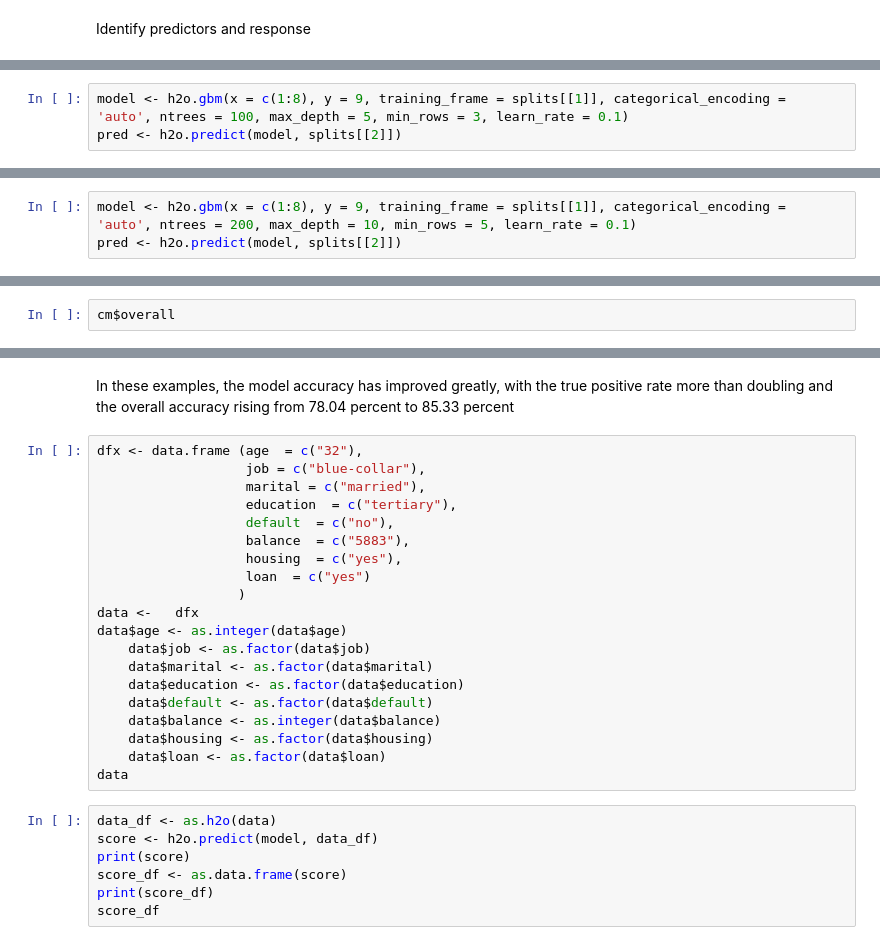
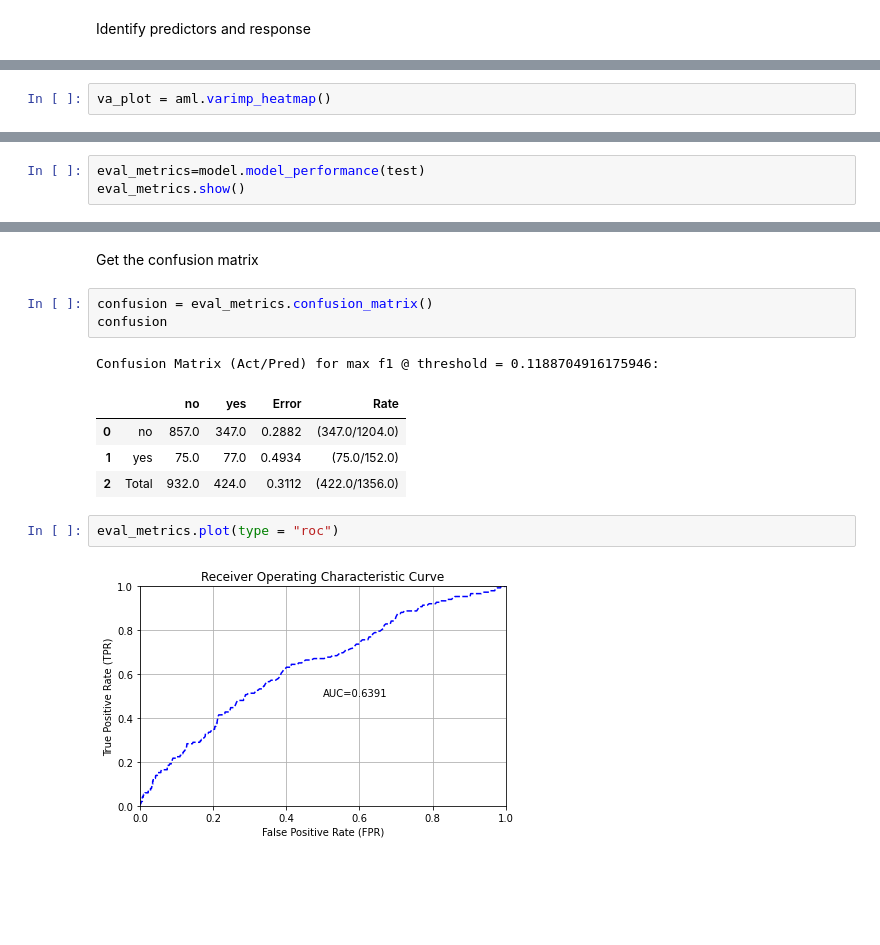
Before and after one commit to Christian-TD/AoaH2OBankingDemoModels, a Jupyter notebook: model_definitions/24e33e49-d5f0-42ce-900a-475520df4ce1/notebooks/Bank Marketing H2O.ipynb, the cells around one changed output, grey strips where cells are left out. Saved outputs shown, nothing was run; the diff lists cells and outputs as text; blank space fills up the shorter version.

```diff
--- a/model_definitions/24e33e49-d5f0-42ce-900a-475520df4ce1/notebooks/Bank Marketing H2O.ipynb
+++ b/model_definitions/24e33e49-d5f0-42ce-900a-475520df4ce1/notebooks/Bank Marketing H2O.ipynb
@@ -230,3 +615,2 @@ Let's try with a setting of ntrees = 100, max_depth = 5 and min_rows = 3.
 # %%
-model <- h2o.gbm(x = c(1:8), y = 9, training_frame = splits[[1]], categorical_encoding = 'auto', ntrees = 100, max_depth = 5, min_rows = 3, learn_rate = 0.1)
-pred <- h2o.predict(model, splits[[2]])
+va_plot = aml.varimp_heatmap()
@@ -242,3 +622,0 @@ The accuracy has increased significantly. Let's try now with a setting of ntrees
-# %%
-model <- h2o.gbm(x = c(1:8), y = 9, training_frame = splits[[1]], categorical_encoding = 'auto', ntrees = 200, max_depth = 10, min_rows = 5, learn_rate = 0.1)
-pred <- h2o.predict(model, splits[[2]])
@@ -256,2 +641,3 @@ fourfoldplot(cm$table)
 # %%
-cm$overall
+eval_metrics=model.model_performance(test)
+eval_metrics.show()
@@ -258,29 +701,15 @@ cm$overall
 # %% [markdown]
-In these examples, the model accuracy has improved greatly, with the true positive rate more than doubling and the overall accuracy rising from 78.04 percent to 85.33 percent
+Get the confusion matrix
 # %%
-dfx <- data.frame (age  = c("32"),
-                   job = c("blue-collar"),
-                   marital = c("married"),
-                   education  = c("tertiary"),
-                   default  = c("no"),
-                   balance  = c("5883"),
-                   housing  = c("yes"),
-                   loan  = c("yes")
-                  )
-data <-   dfx
-data$age <- as.integer(data$age)
-    data$job <- as.factor(data$job)
-    data$marital <- as.factor(data$marital)
-    data$education <- as.factor(data$education)
-    data$default <- as.factor(data$default)
-    data$balance <- as.integer(data$balance)
-    data$housing <- as.factor(data$housing)
-    data$loan <- as.factor(data$loan)
-data
+confusion = eval_metrics.confusion_matrix()
+confusion
+# %% [output]
+Confusion Matrix (Act/Pred) for max f1 @ threshold = 0.1188704916175946:
+|  |  | no | yes | Error | Rate |
+| 0 | no | 857.0 | 347.0 | 0.2882 | (347.0/1204.0) |
+| 1 | yes | 75.0 | 77.0 | 0.4934 | (75.0/152.0) |
+| 2 | Total | 932.0 | 424.0 | 0.3112 | (422.0/1356.0) |
-# %%
-data_df <- as.h2o(data)
-score <- h2o.predict(model, data_df)
-print(score)
-score_df <- as.data.frame(score)
-print(score_df)
-score_df
+# %%
+eval_metrics.plot(type = "roc")
+# %% [output]
+[figure, added]
```
Also changed, not shown: parts of 53 cells of this notebook, 6 other files.
